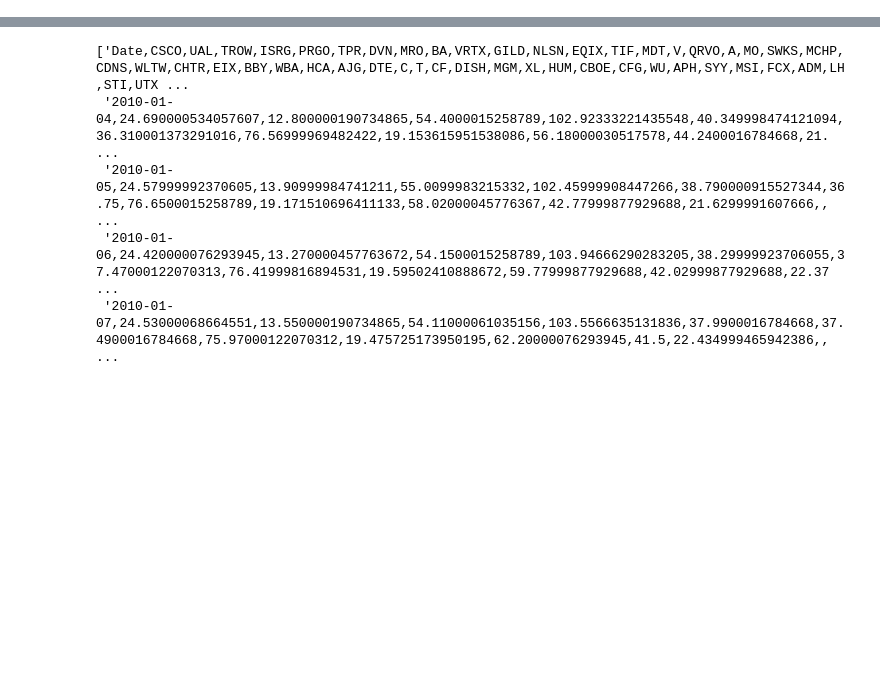
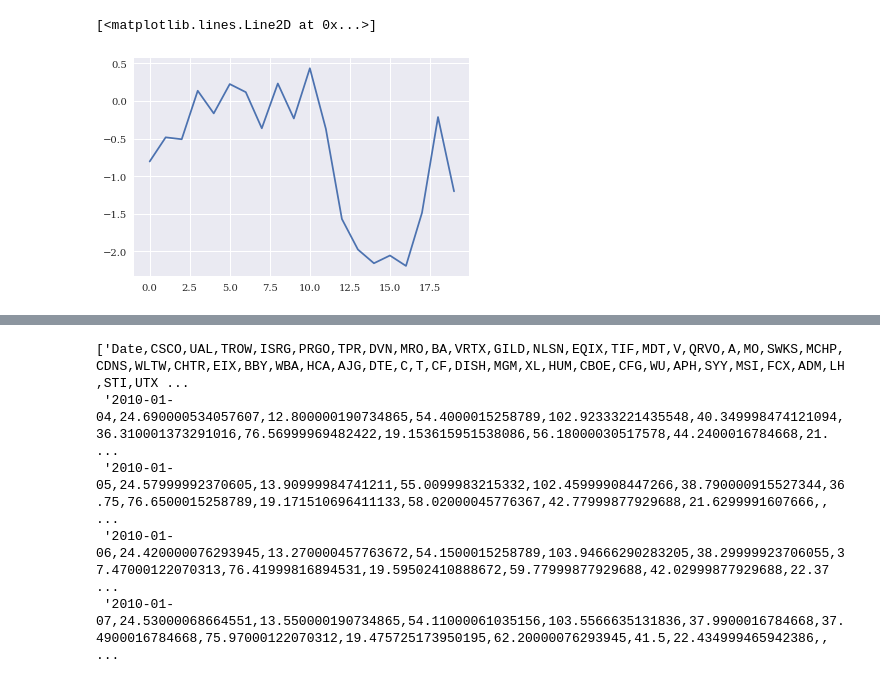
Before and after one commit to MuayThaiLegz/Financial-ML-, a Jupyter notebook: ml_data/py_for_fin.ipynb, the cells around one changed output, grey strips where cells are left out. Drawn from its saved outputs; the diff is of its cells as text; code cells hidden in the pictures; blank space fills up the shorter version.

```diff
--- a/ml_data/py_for_fin.ipynb
+++ b/ml_data/py_for_fin.ipynb
@@ -8,0 +52,10 @@ mpl.rcParams['font.family'] = 'serif'
+# %%
+"""
+Since the majority of thendarray methods return an ndarray object, you can pass the object with a method(even multiple methods, in some cases)
+
+
+"""
+plt.plot(y.cumsum())
+# %% [output]
+[<matplotlib.lines.Line2D at 0x...>]
+[figure, added]
```
Also changed, not shown: parts of 48 cells of this notebook.
